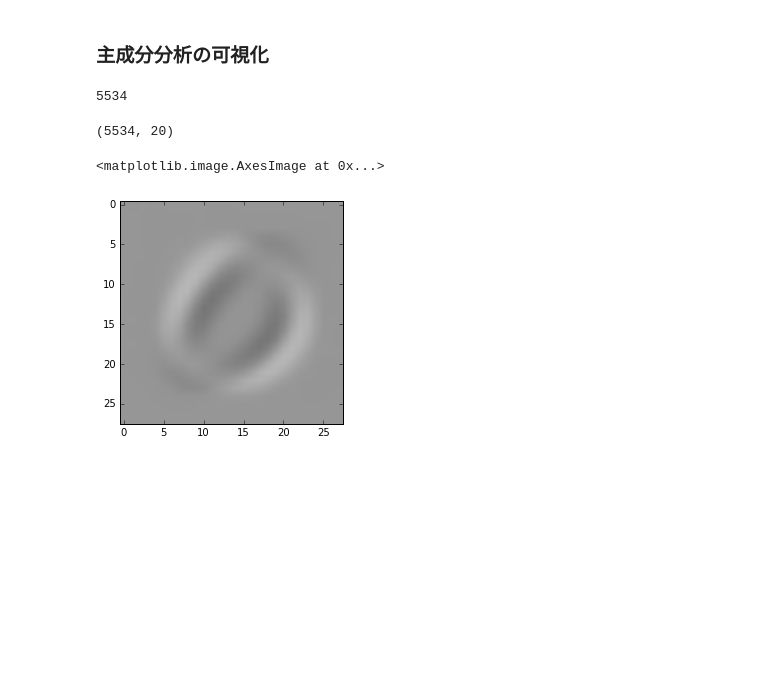
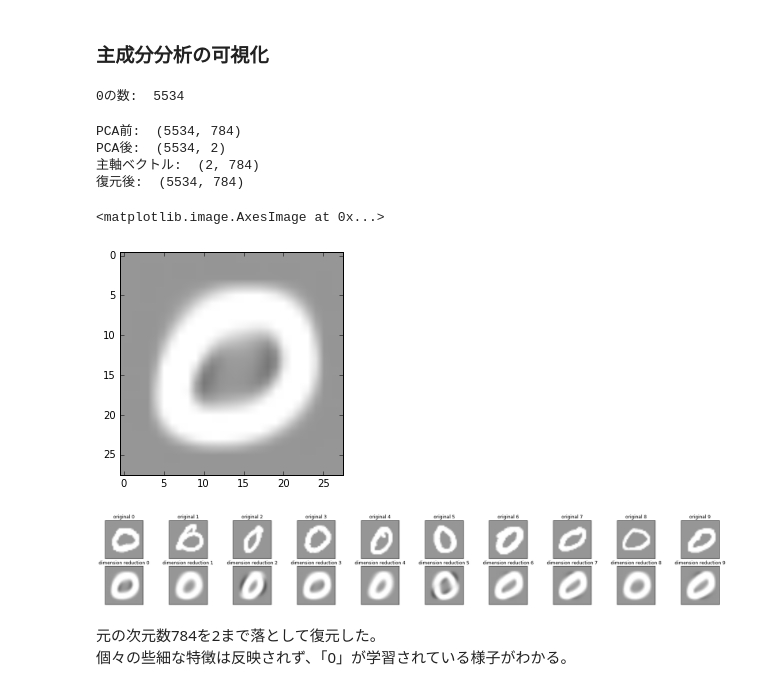
Before and after one commit to Liaro/Liaro_ML_Learning, a Jupyter notebook: mnist/PCA.ipynb, the cells around one changed output. Saved outputs shown, nothing was run; the diff lists cells and outputs as text; code cells hidden in the pictures; blank space fills up the shorter version.

```diff
--- a/mnist/PCA.ipynb
+++ b/mnist/PCA.ipynb
@@ -28,20 +31,47 @@ zero_index_array = []
 for i, y in enumerate(train_y):
     if y == 0:
         zero_index_array.append(i)
-print(len(zero_index_array))
+print("0の数: ", len(zero_index_array))
 sample = train_X[zero_index_array]
 # %% [output]
-5534
+0の数:  5534
 # %%
 # scikit-learnのpcaを用いて主成分分析
-pca = PCA(n_components = 20)
+# 今回は2次元まで削減
+pca = PCA(n_components = 2)
 pca.fit(sample)
 comp_sample = pca.transform(sample)
-print(comp_sample.shape)
+print("PCA前: ", sample.shape)
+print("PCA後: ", comp_sample.shape)
+print("主軸ベクトル: ", pca.components_.shape)
+
+inversed_sample = pca.inverse_transform(comp_sample)
+print("復元後: ", inversed_sample.shape)
 # %% [output]
-(5534, 20)
+PCA前:  (5534, 784)
+PCA後:  (5534, 2)
+主軸ベクトル:  (2, 784)
+復元後:  (5534, 784)
 # %%
-plt.imshow(pca.components_[0].reshape(28,28),vmin=-0.5,vmax=0.5, cmap = cm.Greys_r)
+plt.imshow(inversed_sample[0].reshape(28,28),vmin=-0.5,vmax=0.5, cmap = cm.Greys_r)
 # %% [output]
 <matplotlib.image.AxesImage at 0x...>
-[figure, old version]
+[figure, new version]
+# %%
+fig, axes = plt.subplots(ncols=10, nrows=2, figsize=(30,4))
+
+for i in range(10):
+    axes[0, i].imshow(sample[i,:].reshape(28,28),vmin=-0.5,vmax=0.5, cmap = cm.Greys_r)
+    axes[0, i].set_title('original %d' % i)
+    axes[0, i].get_xaxis().set_visible(False)
+    axes[0, i].get_yaxis().set_visible(False)
+
+    axes[1, i].imshow(inversed_sample[i,:].reshape(28,28),vmin=-0.5,vmax=0.5, cmap = cm.Greys_r)
+    axes[1, i].set_title('dimension reduction %d' % i)
+    axes[1, i].get_xaxis().set_visible(False)
+    axes[1, i].get_yaxis().set_visible(False)
+# %% [output]
+[figure, added]
+# %% [markdown]
+元の次元数784を2まで落として復元した。
+個々の些細な特徴は反映されず、「0」が学習されている様子がわかる。
```
Also changed, not shown: parts of 1 cell of this notebook, 1 other file.
